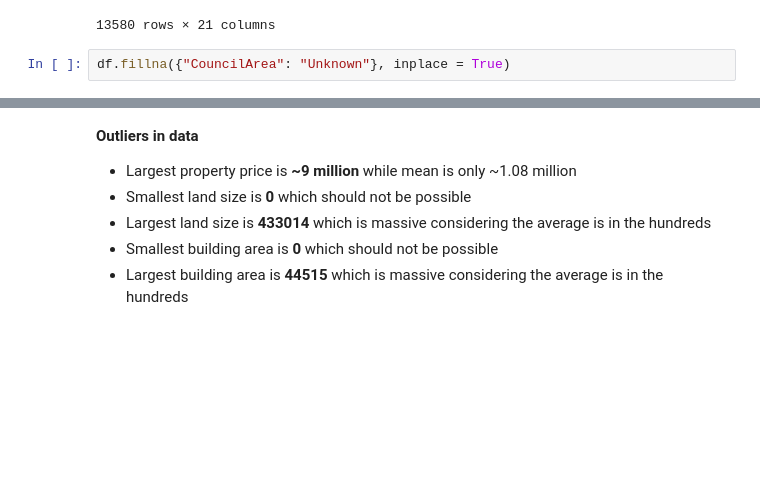
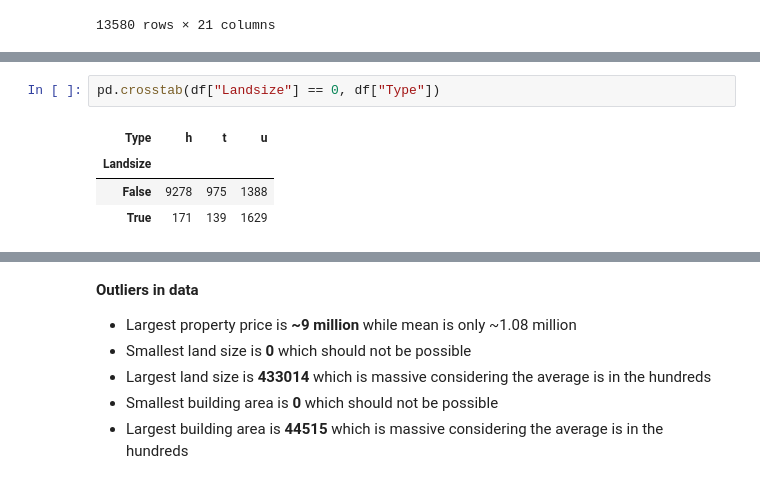
Before and after one commit to cousc0us/melbourne-suburb-analytics, a Jupyter notebook: notebooks/01_eda.ipynb, the cells around one changed output, grey strips where cells are left out. Saved outputs shown, nothing was run; the diff lists cells and outputs as text; blank space fills up the shorter version.

Commit message:
analysis notebook, added price, min landsize and min buildingarea analysis. also fixed up titles

```diff
--- a/notebooks/01_eda.ipynb
+++ b/notebooks/01_eda.ipynb
@@ -116,5 +116,3 @@ df.fillna({"Car": df["Car"].mean()}, inplace = True)
 | 13578 | Williamstown | 96 Verdon St | 4 | h | 2500000.0 | PI | Sweeney | 2017-08-26 | 6.8 | 3016.0 | ... | ... |
 | 13579 | Yarraville | 6 Agnes St | 4 | h | 1285000.0 | SP | Village | 2017-08-26 | 6.3 | 3013.0 | ... | ... |
 13580 rows × 21 columns
-# %%
-df.fillna({"CouncilArea": "Unknown"}, inplace = True)
@@ -134,0 +158,7 @@ df.fillna({"CouncilArea": "Unknown"}, inplace = True)
+# %%
+pd.crosstab(df["Landsize"] == 0, df["Type"])
+# %% [output]
+| Type | h | t | u |
+| Landsize |  |  |  |
+| False | 9278 | 975 | 1388 |
+| True | 171 | 139 | 1629 |
```
Also changed, not shown: parts of 13 cells of this notebook, 1 other file.
